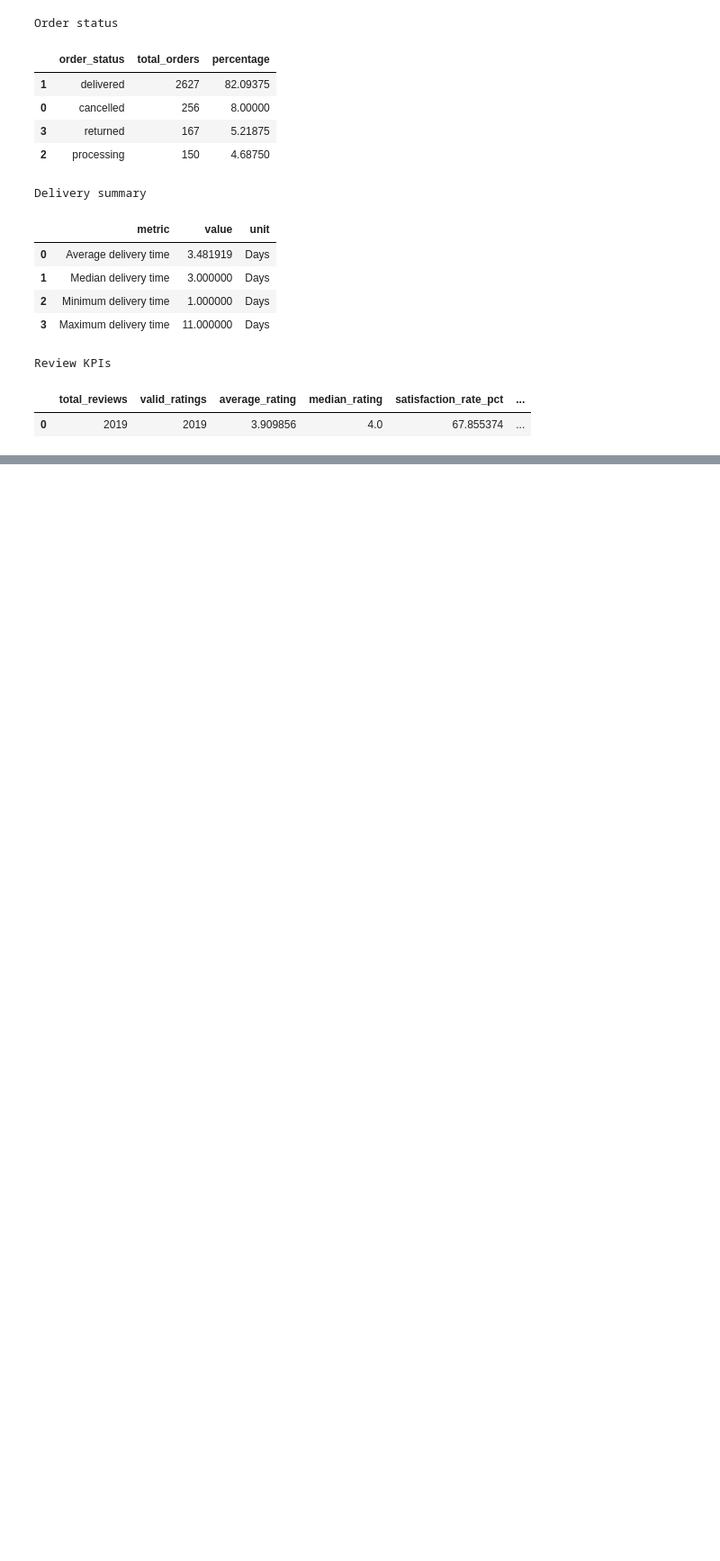
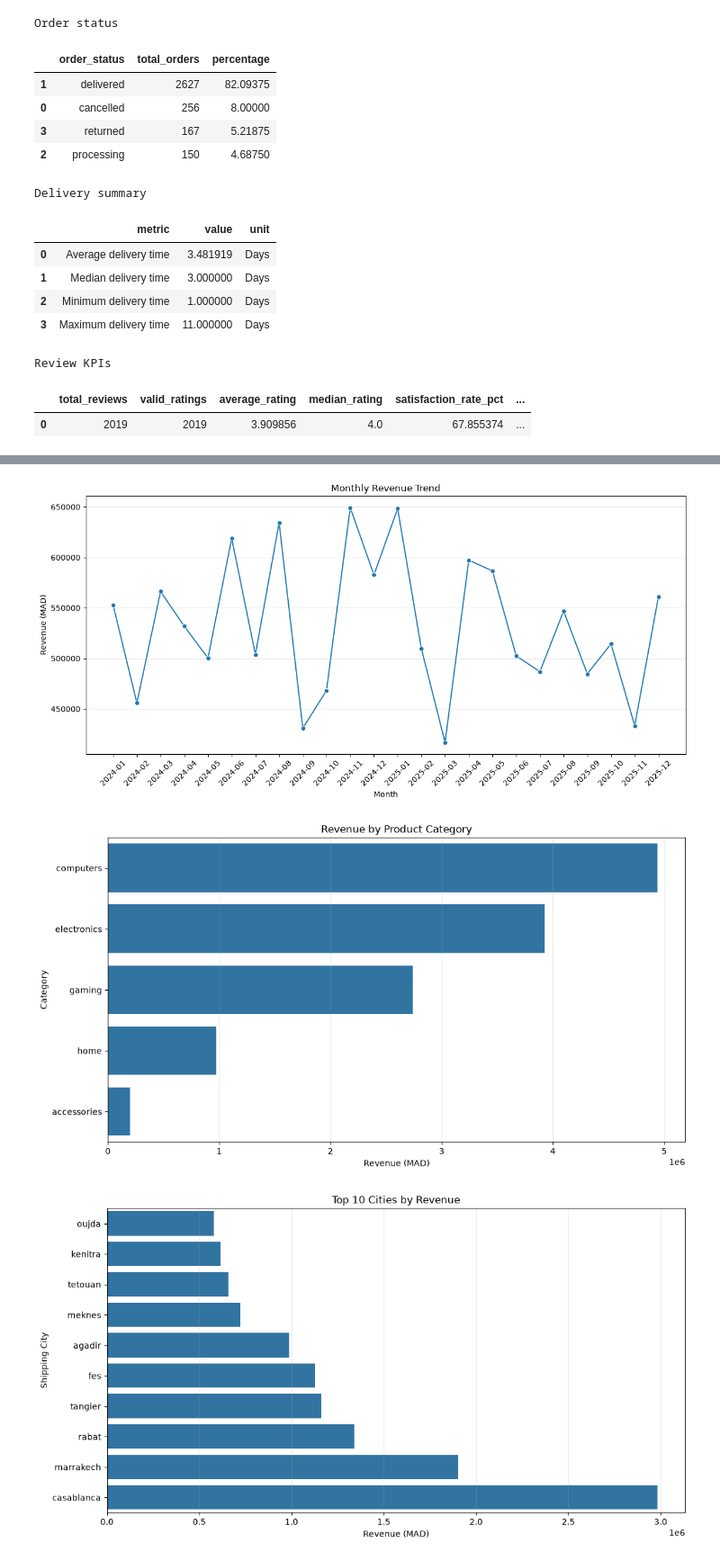
Before and after one commit to aminekabli55/morocco-retail-intelligence, a Jupyter notebook: notebooks/02_exploratory_data_analysis.ipynb, the cells around one changed output, grey strips where cells are left out. Shown at 90% size. Drawn from its saved outputs; the diff is of its cells as text; code cells hidden in the pictures; blank space fills up the shorter version.

Commit message:
add retail analytics visualizations

```diff
--- a/notebooks/02_exploratory_data_analysis.ipynb
+++ b/notebooks/02_exploratory_data_analysis.ipynb
@@ -1390,0 +1393,16 @@ Review KPIs
+# %%
+from pathlib import Path
+
+from morocco_retail_intelligence.visualization.charts import (
+    plot_monthly_revenue,
+    plot_category_revenue,
+    plot_top_cities,
+    plot_customer_segments,
+    plot_payment_status,
+    plot_delivery_distribution,
+    plot_rating_distribution,
+    plot_monthly_satisfaction,
+)
+
+FIGURES_DIR = Path("../reports/figures")
+FIGURES_DIR.mkdir(parents=True, exist_ok=True)
@@ -1390,0 +1444,53 @@ Review KPIs
+# %%
+# 1. Monthly revenue
+plot_monthly_revenue(
+    monthly_sales,
+    FIGURES_DIR,
+)
+
+# 2. Product category revenue
+plot_category_revenue(
+    category_performance,
+    FIGURES_DIR,
+)
+
+# 3. Top cities
+plot_top_cities(
+    city_performance,
+    FIGURES_DIR,
+    top_n=10,
+)
+
+# 4. Customer segment performance
+plot_customer_segments(
+    segment_performance,
+    FIGURES_DIR,
+)
+
+# 5. Payment outcomes
+plot_payment_status(
+    payment_status,
+    FIGURES_DIR,
+)
+
+# 6. Delivery time distribution
+plot_delivery_distribution(
+    delivery_data,
+    FIGURES_DIR,
+)
+
+# 7. Customer rating distribution
+plot_rating_distribution(
+    rating_distribution,
+    FIGURES_DIR,
+)
+
+# 8. Monthly customer satisfaction
+plot_monthly_satisfaction(
+    monthly_satisfaction,
+    FIGURES_DIR,
+)
+# %% [output]
+[figure, added]
+[figure, added]
+[figure, added]
```
Also changed, not shown: parts of 3 cells of this notebook, 11 other files.
